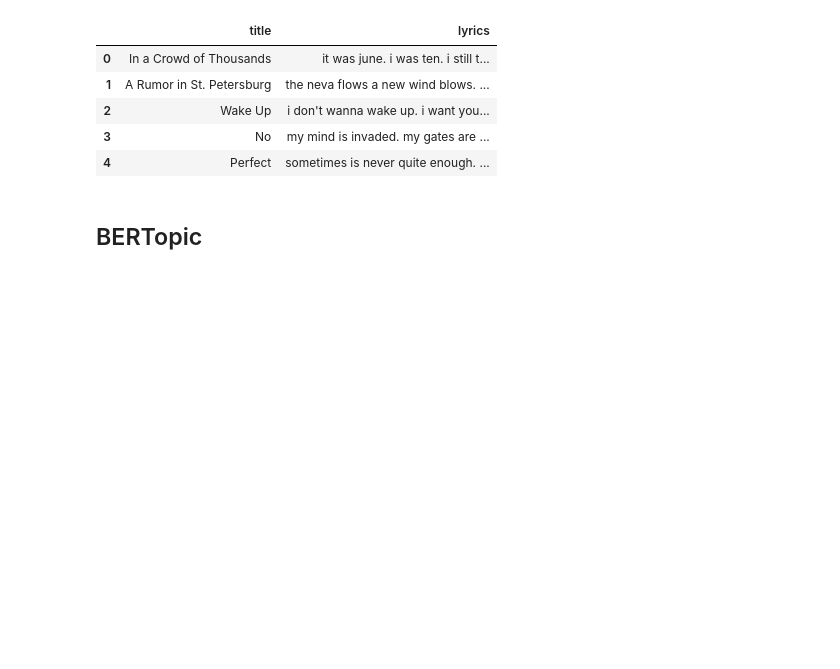
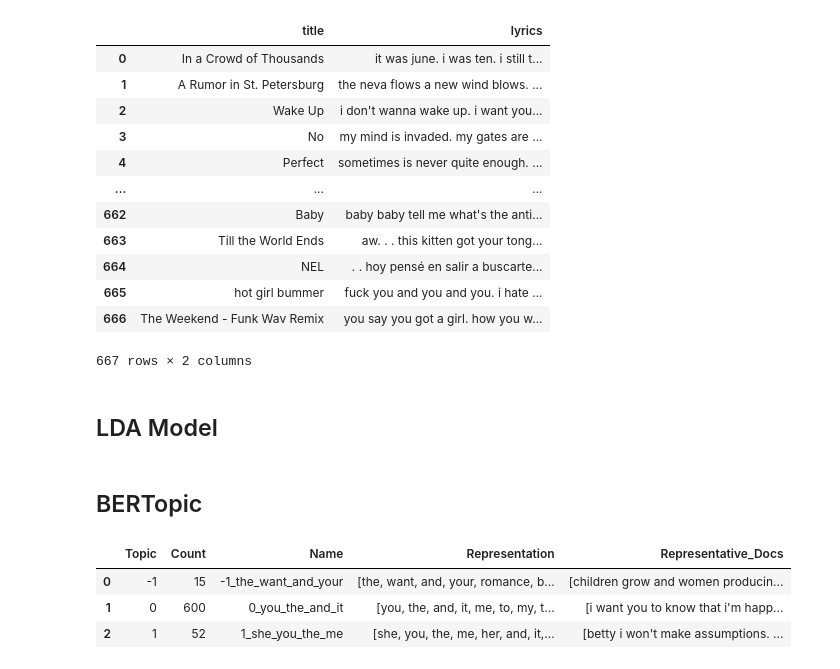
Before and after one commit to rileyhitthefan/IwantaPlaylist, a Jupyter notebook: notebooks/topic_mod.ipynb, the cells around one changed output. Drawn from its saved outputs; the diff is of its cells as text; code cells hidden in the pictures; blank space fills up the shorter version.

Commit message:
create song db

```diff
--- a/notebooks/topic_mod.ipynb
+++ b/notebooks/topic_mod.ipynb
@@ -4,12 +1,29 @@ songs = pd.read_csv('songs_lyrics.csv', index_col=0)
+# %%
+import pandas as pd
+import sqlite3
+
+# import data from spotify database as df
+conn = sqlite3.connect("spotify_db/spotify.db")
+songs = pd.read_sql_query("SELECT * from songs_lyrics", conn)
+conn.close()
 # %%
-songs.head(5)
+songs
 # %% [output]
 |  | title | lyrics |
 | 0 | In a Crowd of Thousands | it was june. i was ten. i still t... |
 | 1 | A Rumor in St. Petersburg | the neva flows a new wind blows. ... |
 | 2 | Wake Up | i don't wanna wake up. i want you... |
 | 3 | No | my mind is invaded. my gates are ... |
 | 4 | Perfect | sometimes is never quite enough. ... |
+| ... | ... | ... |
+| 662 | Baby | baby baby tell me what's the anti... |
+| 663 | Till the World Ends | aw. . . this kitten got your tong... |
+| 664 | NEL | . . hoy pensé en salir a buscarte... |
+| 665 | hot girl bummer | fuck you and you and you. i hate ... |
+| 666 | The Weekend - Funk Wav Remix | you say you got a girl. how you w... |
+667 rows × 2 columns
+# %% [markdown]
+## LDA Model
 # %% [markdown]
 ## BERTopic
 # %%
@@ -18 +32,8 @@ topic_model = BERTopic()
 topics, probs = topic_model.fit_transform(songs['lyrics'])
+# %%
+topic_model.get_topic_info()
+# %% [output]
+|  | Topic | Count | Name | Representation | Representative_Docs |
+| 0 | -1 | 15 | -1_the_want_and_your | [the, want, and, your, romance, b... | [children grow and women producin... |
+| 1 | 0 | 600 | 0_you_the_and_it | [you, the, and, it, me, to, my, t... | [i want you to know that i'm happ... |
+| 2 | 1 | 52 | 1_she_you_the_me | [she, you, the, me, her, and, it,... | [betty i won't make assumptions. ... |
```
Also changed, not shown: parts of 2 cells of this notebook, 4 other files.
